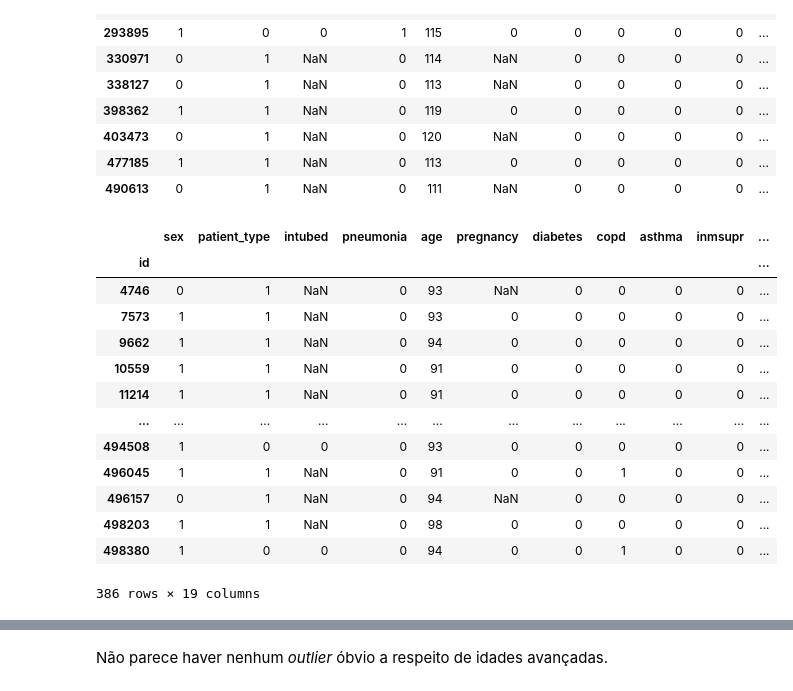
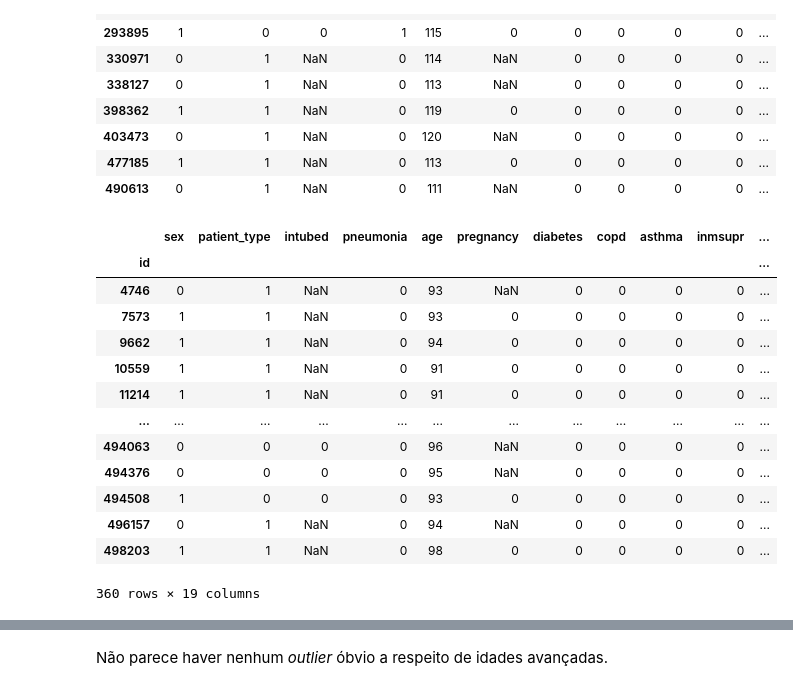
Before and after one commit to flimao/modelos-covid, a Jupyter notebook: notebooks_exploration/1-preproc.ipynb, the cells around one changed output, grey strips where cells are left out. Cells and saved outputs as stored; diff of their text form; code cells hidden in the pictures.

```diff
--- a/notebooks_exploration/1-preproc.ipynb
+++ b/notebooks_exploration/1-preproc.ipynb
@@ -156,36 +156,37 @@ covid_t1[covid_t1.age > 110]
 # %%
 idade_avancada = 90
 covid_idosos = covid_t1[covid_t1.age >= idade_avancada]
 
 # idosos sem doencas
 covid_superidosos_mask = (
     (covid_t1.age > idade_avancada) &
     (covid_t1.pneumonia == 0) &
     (covid_t1.diabetes == 0) &
+    (covid_t1.copd == 0) &
     (covid_t1.asthma == 0) &
     (covid_t1.hypertension == 0) &
     (covid_t1.other_disease == 0) &
     (covid_t1.cardiovascular == 0) &
     (covid_t1.renal_chronic == 0)
 )
 
 covid_superidosos = covid_t1[covid_superidosos_mask]
 covid_superidosos
 # %% [output]
 |  | sex | patient_type | intubed | pneumonia | age | pregnancy | diabetes | copd | asthma | inmsupr | ... |
 | id |  |  |  |  |  |  |  |  |  |  | ... |
 | 4746 | 0 | 1 | NaN | 0 | 93 | NaN | 0 | 0 | 0 | 0 | ... |
 | 7573 | 1 | 1 | NaN | 0 | 93 | 0 | 0 | 0 | 0 | 0 | ... |
 | 9662 | 1 | 1 | NaN | 0 | 94 | 0 | 0 | 0 | 0 | 0 | ... |
 | 10559 | 1 | 1 | NaN | 0 | 91 | 0 | 0 | 0 | 0 | 0 | ... |
 | 11214 | 1 | 1 | NaN | 0 | 91 | 0 | 0 | 0 | 0 | 0 | ... |
 | ... | ... | ... | ... | ... | ... | ... | ... | ... | ... | ... | ... |
+| 494063 | 0 | 0 | 0 | 0 | 96 | NaN | 0 | 0 | 0 | 0 | ... |
+| 494376 | 0 | 0 | 0 | 0 | 95 | NaN | 0 | 0 | 0 | 0 | ... |
 | 494508 | 1 | 0 | 0 | 0 | 93 | 0 | 0 | 0 | 0 | 0 | ... |
-| 496045 | 1 | 1 | NaN | 0 | 91 | 0 | 0 | 1 | 0 | 0 | ... |
 | 496157 | 0 | 1 | NaN | 0 | 94 | NaN | 0 | 0 | 0 | 0 | ... |
 | 498203 | 1 | 1 | NaN | 0 | 98 | 0 | 0 | 0 | 0 | 0 | ... |
-| 498380 | 1 | 0 | 0 | 0 | 94 | 0 | 0 | 1 | 0 | 0 | ... |
-386 rows × 19 columns
+360 rows × 19 columns
 # %%
 covid_superidosos.describe()
 # %% [output]
```
Also changed, not shown: parts of 14 cells of this notebook.
